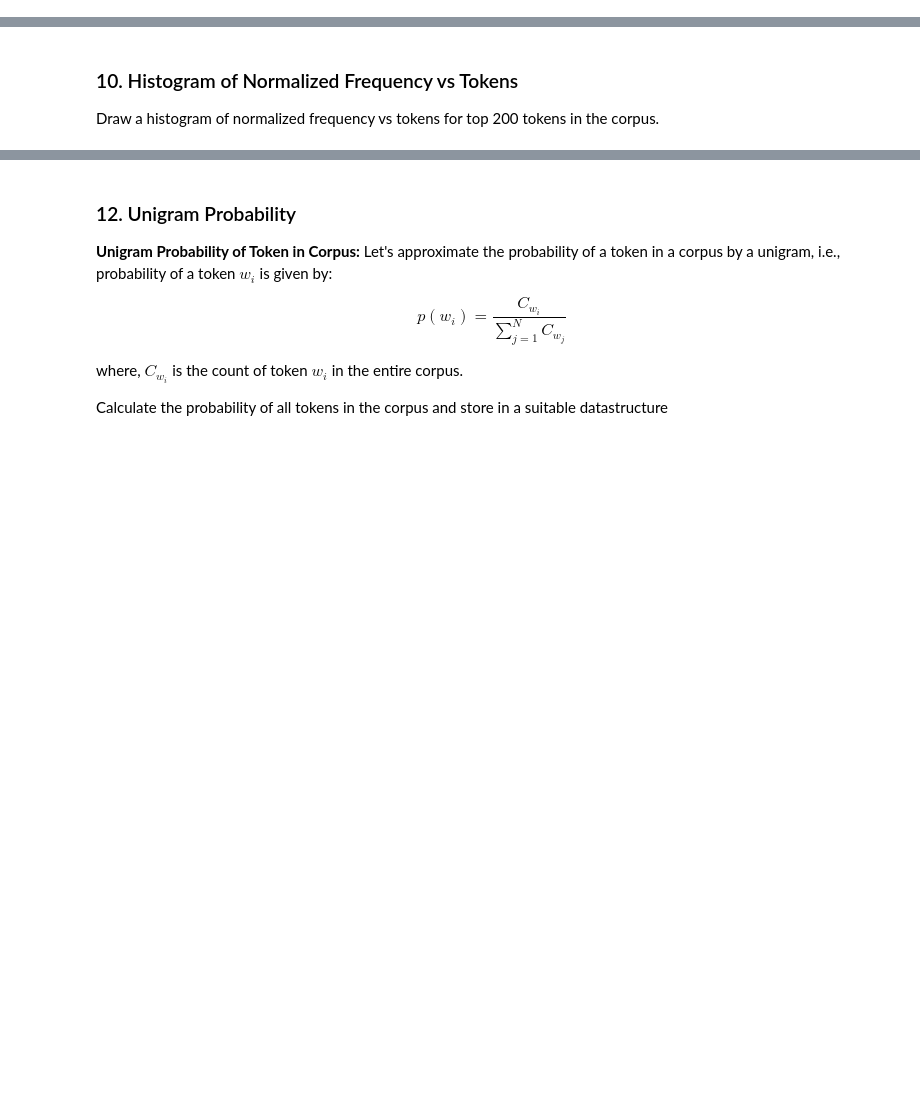
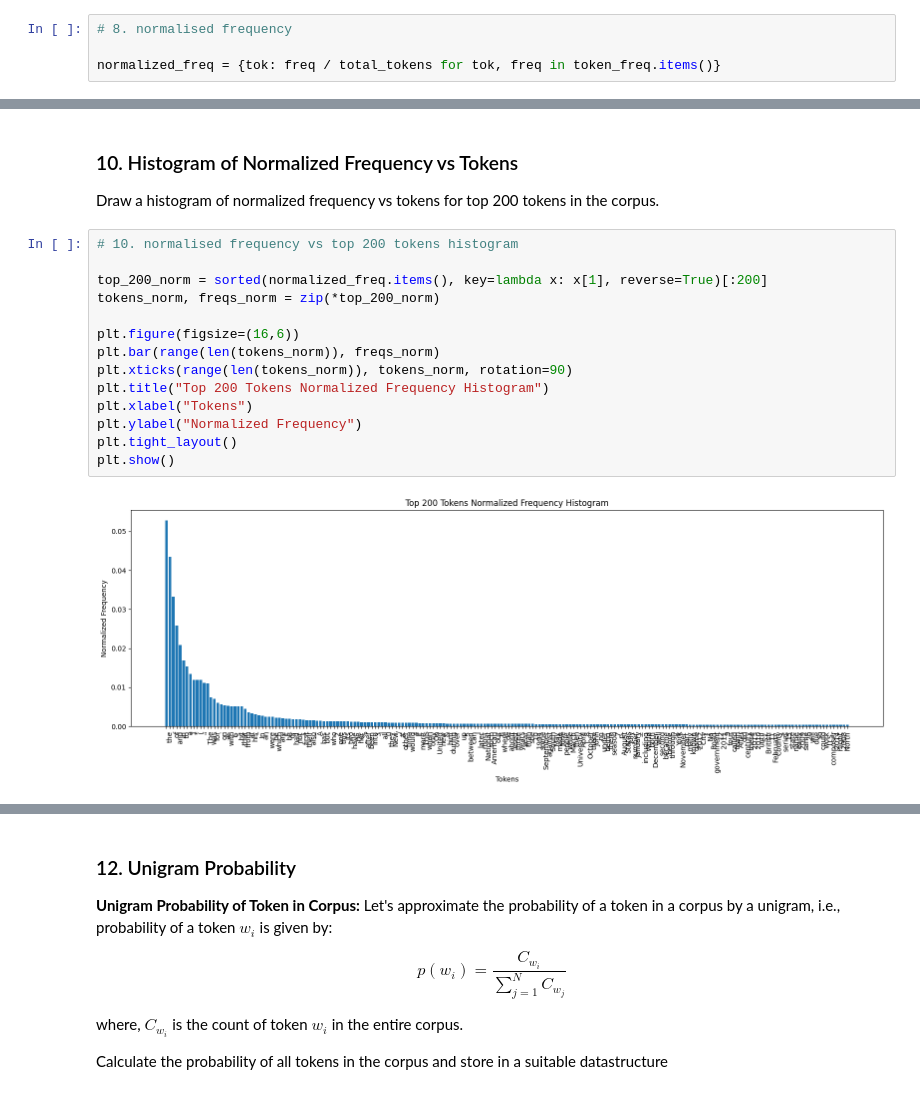
Before and after one commit to whiplxsh21/CS779-IITK, a Jupyter notebook: Assignment 1/question_3.ipynb, the cells around one changed output, grey strips where cells are left out. Saved outputs shown, nothing was run; the diff lists cells and outputs as text; blank space fills up the shorter version.

```diff
--- a/Assignment 1/question_3.ipynb
+++ b/Assignment 1/question_3.ipynb
@@ -396,6 +522,10 @@ What percentage of the total tokens are punctuation marks? What does this indica
 # %% [markdown]
 ### 8. Normalized Frequency
 Calculate normalized frequency of each token in the corpus. Normalized frequency is defined as frequency of a token in a document divided by its length.
+# %%
+# 8. normalised frequency
+
+normalized_freq = {tok: freq / total_tokens for tok, freq in token_freq.items()}
 # %% [markdown]
 ### 9. Most frequent token based on normalized frequency
 What is the most frequent token based on noramalized frequency?
@@ -402,6 +539,22 @@ What is the most frequent token based on noramalized frequency?
 # %% [markdown]
 ### 10. Histogram of Normalized Frequency vs Tokens
 Draw a histogram of normalized frequency vs tokens for top 200 tokens in the corpus.
+# %%
+# 10. normalised frequency vs top 200 tokens histogram
+
+top_200_norm = sorted(normalized_freq.items(), key=lambda x: x[1], reverse=True)[:200]
+tokens_norm, freqs_norm = zip(*top_200_norm)
+
+plt.figure(figsize=(16,6))
+plt.bar(range(len(tokens_norm)), freqs_norm)
+plt.xticks(range(len(tokens_norm)), tokens_norm, rotation=90)
+plt.title("Top 200 Tokens Normalized Frequency Histogram")
+plt.xlabel("Tokens")
+plt.ylabel("Normalized Frequency")
+plt.tight_layout()
+plt.show()
+# %% [output]
+[figure, added]
 # %% [markdown]
 ### 11. Comparison of Frequency and Normalized Frequency Histograms
 
```
Also changed, not shown: parts of 44 cells of this notebook, 1 other file.
